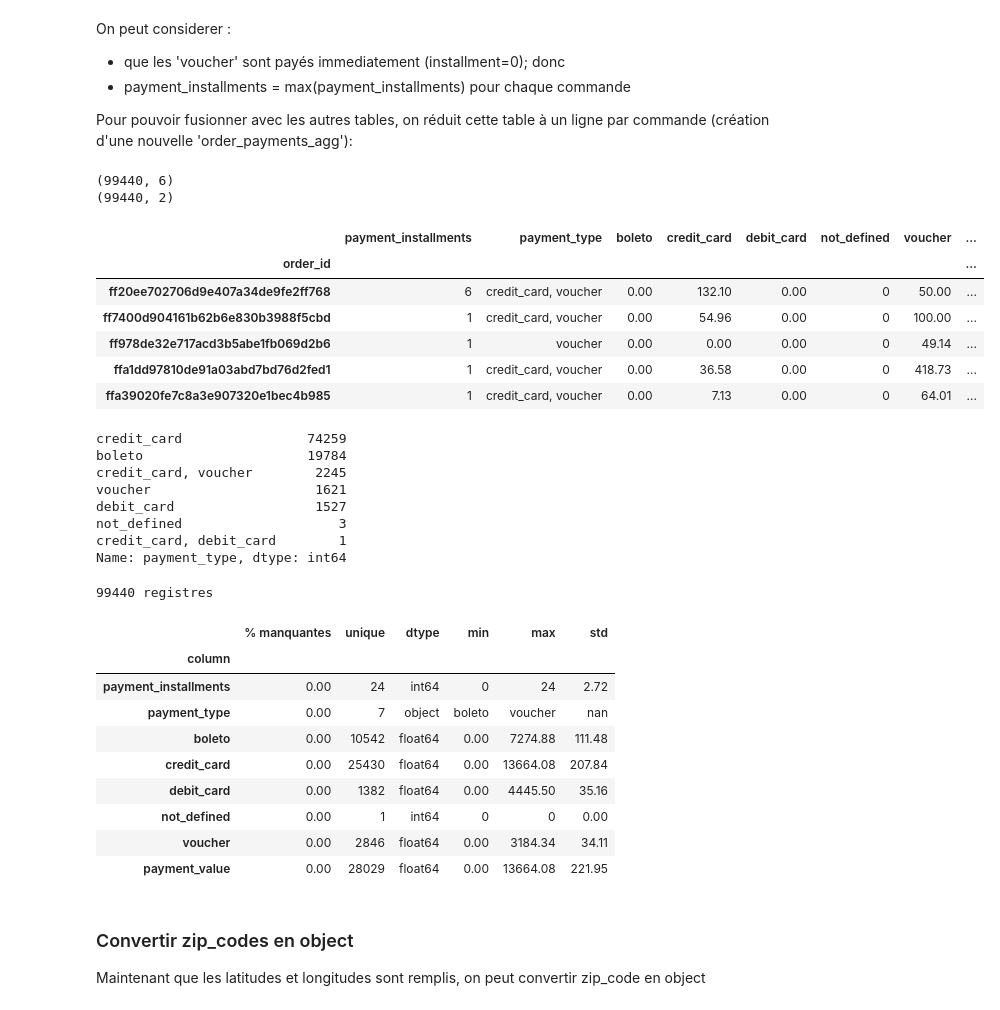
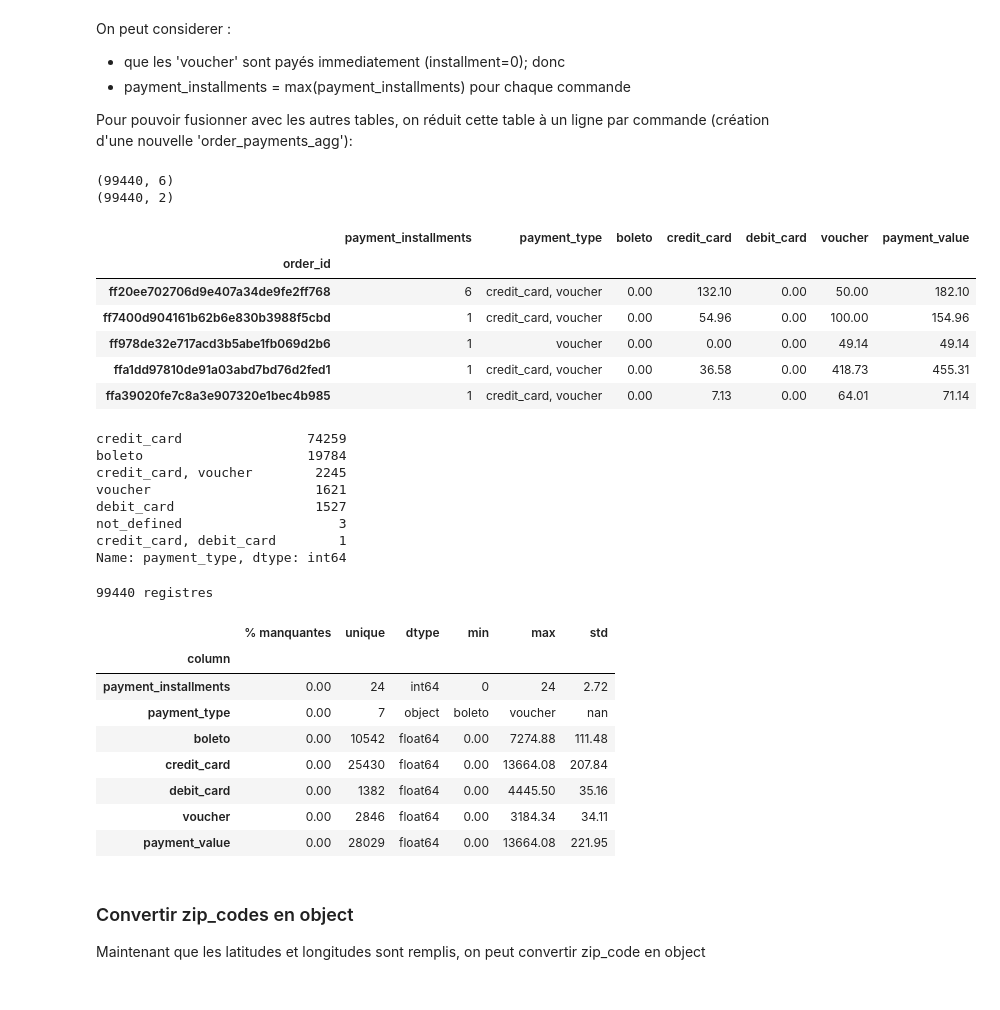
Before and after one commit to mrcreasey/oc-ds-p5-unsupervised-clustering, a Jupyter notebook: P5_01_analyse.ipynb, the cells around one changed output. Drawn from its saved outputs; the diff is of its cells as text; code cells hidden in the pictures.

```diff
--- a/P5_01_analyse.ipynb
+++ b/P5_01_analyse.ipynb
@@ -1023,32 +1024,33 @@ Pour pouvoir fusionner avec les autres tables, on réduit cette table à un lign
 # %%
 order_payments_piv = (pd.pivot_table(order_payments, index=['order_id'],
                                      columns='payment_type', values='payment_value', fill_value=0,
                                      aggfunc='sum', margins='row', margins_name="payment_value")
                       .reset_index().set_index('order_id').drop('payment_value', axis=0))
 print(order_payments_piv.shape)
 
 
 def agg_set(x): return ', '.join(sorted(list(set(x))))
 
 
 order_method = (order_payments.groupby('order_id').agg(
     {'payment_installments': max, 'payment_type': agg_set}))
 order_method['payment_type'] = order_method['payment_type'].astype(str)
 print(order_method.shape)
 
 order_payments_agg = pd.merge(
     order_method, order_payments_piv, on='order_id', how='inner')
+order_payments_agg = order_payments_agg.drop(columns='not_defined')
 order_payments_agg[order_payments_agg['voucher'] > 0].tail()
 # %% [output]
 (99440, 6)
 (99440, 2)
-|  | payment_installments | payment_type | boleto | credit_card | debit_card | not_defined | voucher | ... |
-| order_id |  |  |  |  |  |  |  | ... |
-| ff20ee702706d9e407a34de9fe2ff768 | 6 | credit_card, voucher | 0.00 | 132.10 | 0.00 | 0 | 50.00 | ... |
-| ff7400d904161b62b6e830b3988f5cbd | 1 | credit_card, voucher | 0.00 | 54.96 | 0.00 | 0 | 100.00 | ... |
-| ff978de32e717acd3b5abe1fb069d2b6 | 1 | voucher | 0.00 | 0.00 | 0.00 | 0 | 49.14 | ... |
-| ffa1dd97810de91a03abd7bd76d2fed1 | 1 | credit_card, voucher | 0.00 | 36.58 | 0.00 | 0 | 418.73 | ... |
-| ffa39020fe7c8a3e907320e1bec4b985 | 1 | credit_card, voucher | 0.00 | 7.13 | 0.00 | 0 | 64.01 | ... |
+|  | payment_installments | payment_type | boleto | credit_card | debit_card | voucher | payment_value |
+| order_id |  |  |  |  |  |  |  |
+| ff20ee702706d9e407a34de9fe2ff768 | 6 | credit_card, voucher | 0.00 | 132.10 | 0.00 | 50.00 | 182.10 |
+| ff7400d904161b62b6e830b3988f5cbd | 1 | credit_card, voucher | 0.00 | 54.96 | 0.00 | 100.00 | 154.96 |
+| ff978de32e717acd3b5abe1fb069d2b6 | 1 | voucher | 0.00 | 0.00 | 0.00 | 49.14 | 49.14 |
+| ffa1dd97810de91a03abd7bd76d2fed1 | 1 | credit_card, voucher | 0.00 | 36.58 | 0.00 | 418.73 | 455.31 |
+| ffa39020fe7c8a3e907320e1bec4b985 | 1 | credit_card, voucher | 0.00 | 7.13 | 0.00 | 64.01 | 71.14 |
 # %%
 order_payments_agg['payment_type'].value_counts()
 # %% [output]
@@ -1071,7 +1073,6 @@ decrire_dataframe(order_payments_agg)
 | boleto | 0.00 | 10542 | float64 | 0.00 | 7274.88 | 111.48 |
 | credit_card | 0.00 | 25430 | float64 | 0.00 | 13664.08 | 207.84 |
 | debit_card | 0.00 | 1382 | float64 | 0.00 | 4445.50 | 35.16 |
-| not_defined | 0.00 | 1 | int64 | 0 | 0 | 0.00 |
 | voucher | 0.00 | 2846 | float64 | 0.00 | 3184.34 | 34.11 |
 | payment_value | 0.00 | 28029 | float64 | 0.00 | 13664.08 | 221.95 |
 # %% [markdown]
```
Also changed, not shown: parts of 29 cells of this notebook, 2 other files.
